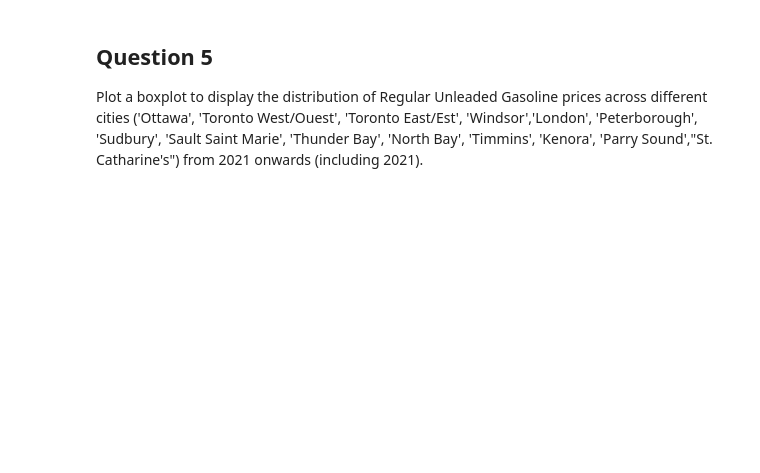
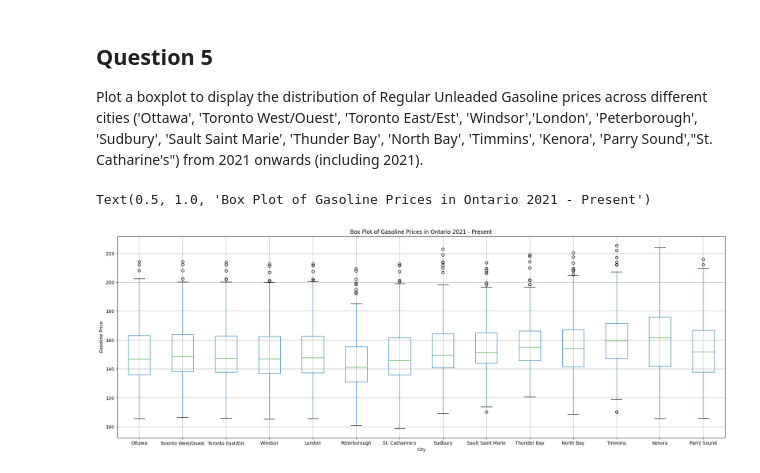
Before and after one commit to swiftxo/CP321, a Jupyter notebook: A1.ipynb, the cells around one changed output. Saved outputs shown, nothing was run; the diff lists cells and outputs as text; code cells hidden in the pictures; blank space fills up the shorter version.

```diff
--- a/A1.ipynb
+++ b/A1.ipynb
@@ -104,3 +112,15 @@ Plot the normalized ECDF (Empirical Cumulative Distribution Function) of the Reg
 ## Question 5
 
 Plot a boxplot to display the distribution of Regular Unleaded Gasoline prices across different cities ('Ottawa', 'Toronto West/Ouest', 'Toronto East/Est', 'Windsor','London', 'Peterborough', 'Sudbury', 'Sault Saint Marie', 'Thunder Bay', 'North Bay', 'Timmins', 'Kenora', 'Parry Sound',"St. Catharine's") from 2021 onwards (including 2021).
+# %%
+city_prices = df[(df['Date'].dt.year >= 2021) & (df['Fuel Type'] == 'Regular Unleaded Gasoline')]
+cities = city_prices.columns[2:16]
+box_prices = city_prices[cities]
+plt.figure(figsize=(24,8))
+box_prices.boxplot()
+plt.xlabel('City')
+plt.ylabel('Gasoline Price')
+plt.title("Box Plot of Gasoline Prices in Ontario 2021 - Present")
+# %% [output]
+Text(0.5, 1.0, 'Box Plot of Gasoline Prices in Ontario 2021 - Present')
+[figure, added]
```
Also changed, not shown: parts of 4 cells of this notebook.
